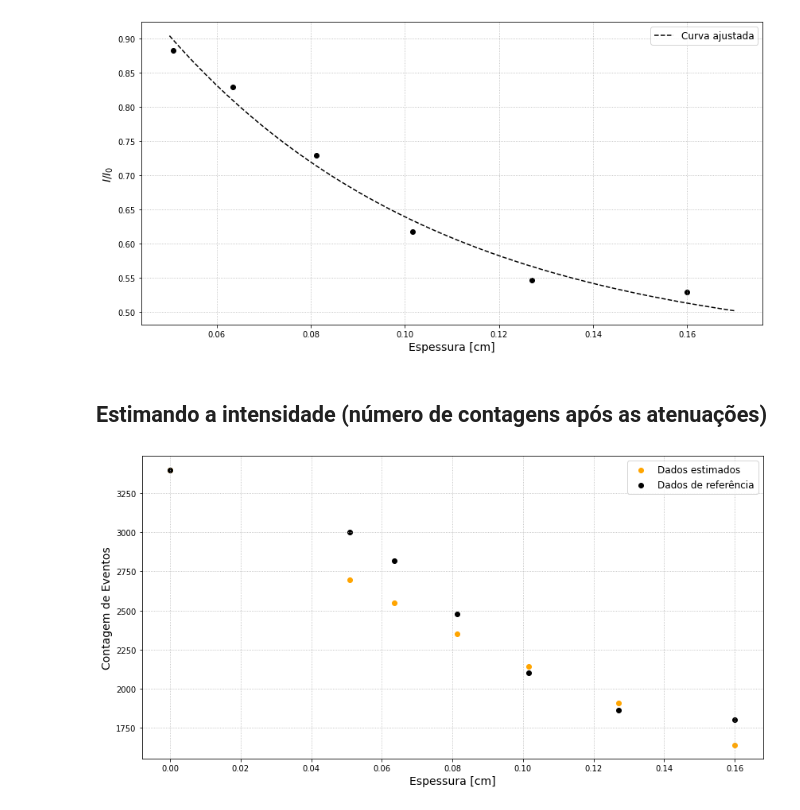
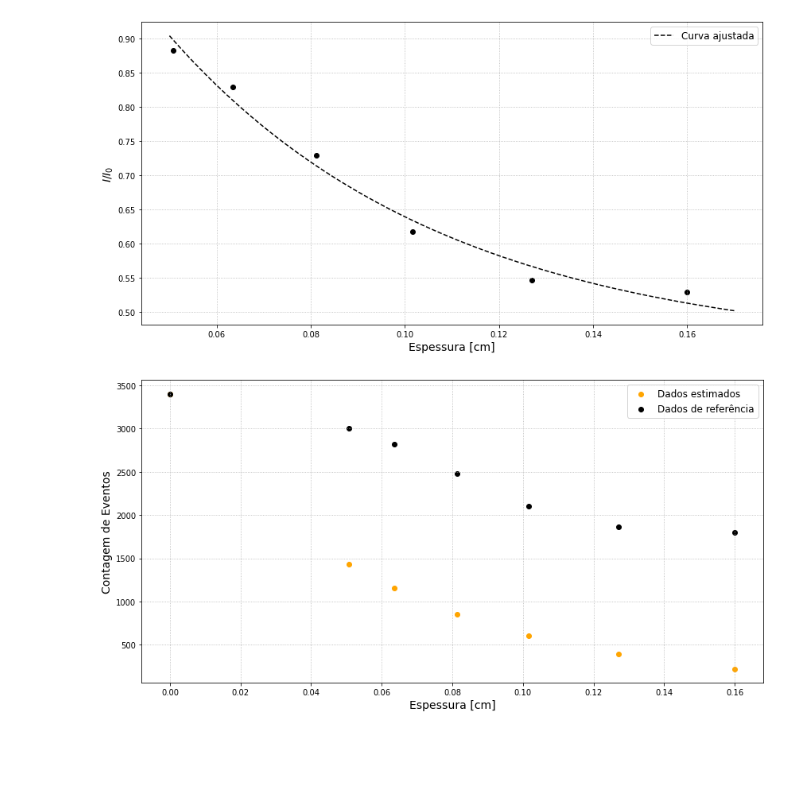
Before and after one commit to goulartsursula/DisciplinasUERJ, a Jupyter notebook: Estrutura da Materia 3/AtenuacaoGama.ipynb, the cells around one changed output. Cells and saved outputs as stored; diff of their text form; code cells hidden in the pictures; blank space fills up the shorter version.

```diff
--- a/Estrutura da Materia 3/AtenuacaoGama.ipynb
+++ b/Estrutura da Materia 3/AtenuacaoGama.ipynb
@@ -127,18 +144,16 @@ plt.legend(fontsize = 12)
 # %% [output]
 <matplotlib.legend.Legend at 0x...>
 [figure]
-# %% [markdown]
-## Estimando a intensidade (número de contagens após as atenuações)
 # %%
-intensidade = data['contagens'][0] * np.exp(ajuste_linear[0]*data['espessura(cm)'])
+intensidade = data['contagens'][0] * np.exp(-popt[1]*data['espessura(cm)'])
 
 fig = plt.subplots(figsize = (14,7))
 
 plt.scatter(data['espessura(cm)'], intensidade, color='orange', label = 'Dados estimados')
 plt.scatter(data['espessura(cm)'], data['contagens'], color='black', label = 'Dados de referência')
 plt.xlabel('Espessura [cm]', fontsize = 14)
 plt.ylabel('Contagem de Eventos', fontsize = 14)
 plt.legend(fontsize = 12)
 plt.grid(linestyle = 'dotted')
 # %% [output]
-[figure, old version]
+[figure, new version]
```
Also changed, not shown: parts of 4 cells of this notebook.
